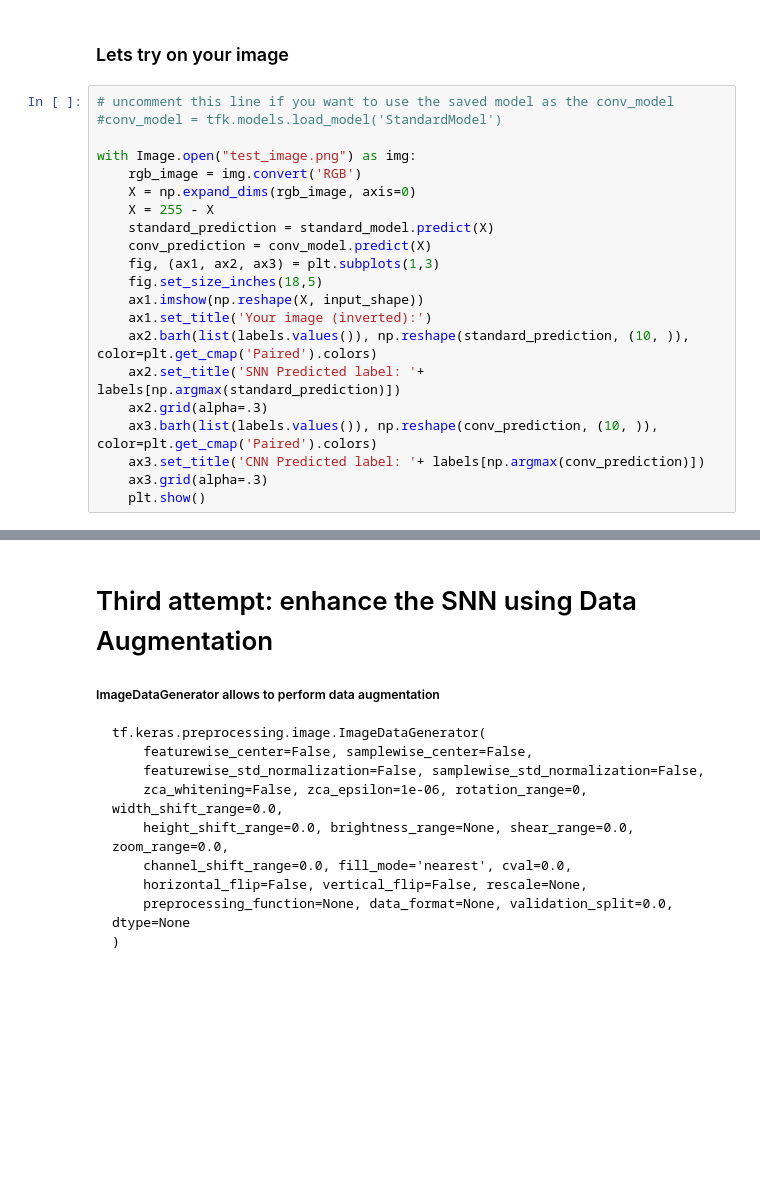
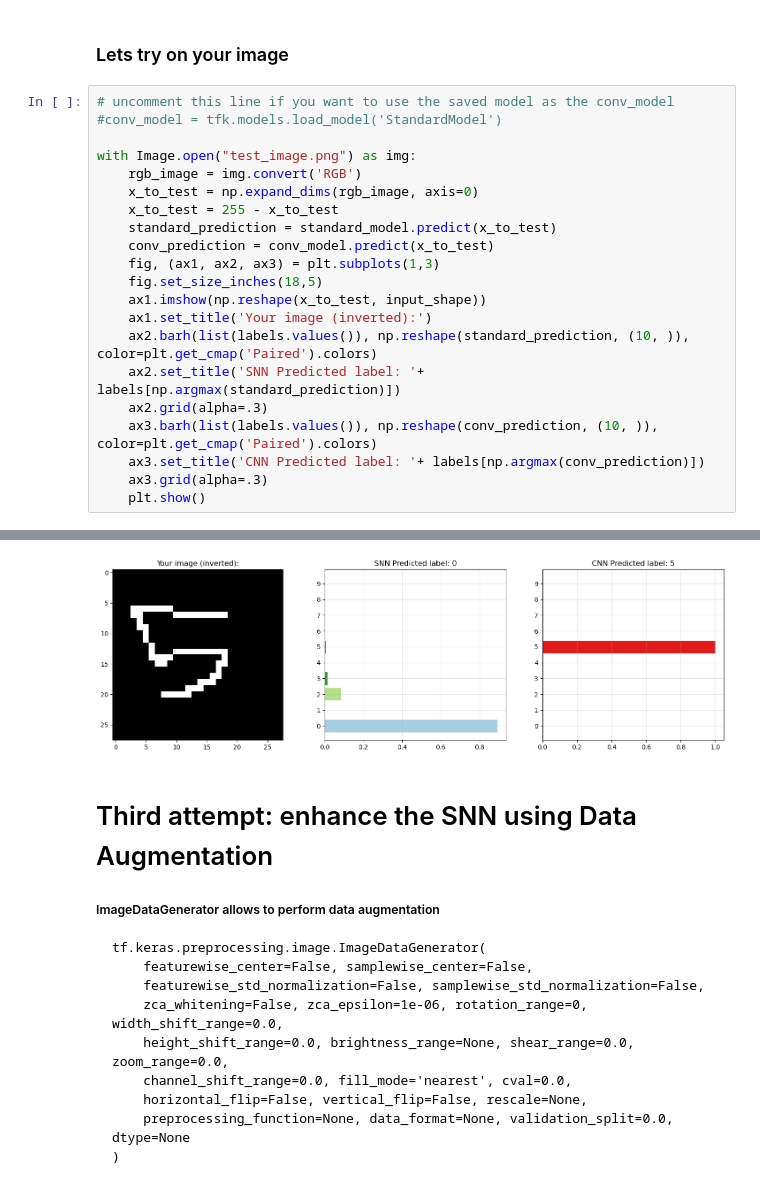
Before and after one commit to gabrieleginestroni/AN2DL-project-2022, a Jupyter notebook: MNIST test/MNIST_tests.ipynb, the cells around one changed output, grey strips where cells are left out. Drawn from its saved outputs; the diff is of its cells as text; blank space fills up the shorter version.

```diff
--- a/MNIST test/MNIST_tests.ipynb
+++ b/MNIST test/MNIST_tests.ipynb
@@ -348,13 +404,13 @@ else:
 
 with Image.open("test_image.png") as img:
     rgb_image = img.convert('RGB')
-    X = np.expand_dims(rgb_image, axis=0)
-    X = 255 - X
-    standard_prediction = standard_model.predict(X)
-    conv_prediction = conv_model.predict(X)
+    x_to_test = np.expand_dims(rgb_image, axis=0)
+    x_to_test = 255 - x_to_test
+    standard_prediction = standard_model.predict(x_to_test)
+    conv_prediction = conv_model.predict(x_to_test)
     fig, (ax1, ax2, ax3) = plt.subplots(1,3)
     fig.set_size_inches(18,5)
-    ax1.imshow(np.reshape(X, input_shape))
+    ax1.imshow(np.reshape(x_to_test, input_shape))
     ax1.set_title('Your image (inverted):')
     ax2.barh(list(labels.values()), np.reshape(standard_prediction, (10, )), color=plt.get_cmap('Paired').colors)
     ax2.set_title('SNN Predicted label: '+ labels[np.argmax(standard_prediction)])
@@ -363,3 +419,4 @@ with Image.open("test_image.png") as img:
     ax3.set_title('CNN Predicted label: '+ labels[np.argmax(conv_prediction)])
     ax3.grid(alpha=.3)
     plt.show()
+# %% [output]
@@ -366,3 +425,4 @@ with Image.open("test_image.png") as img:
+[figure, added]
 # %% [markdown]
 # Third attempt: enhance the SNN using Data Augmentation
 
```
Also changed, not shown: parts of 18 cells of this notebook, 1 other file.
